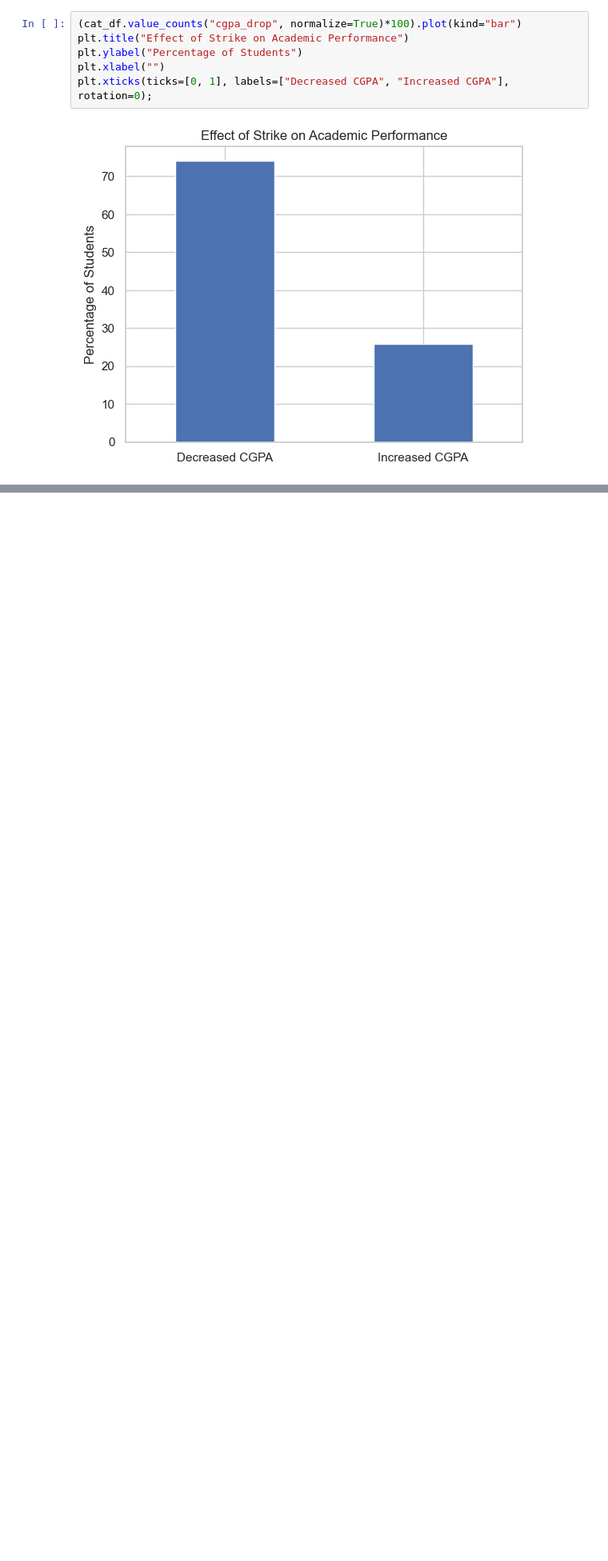
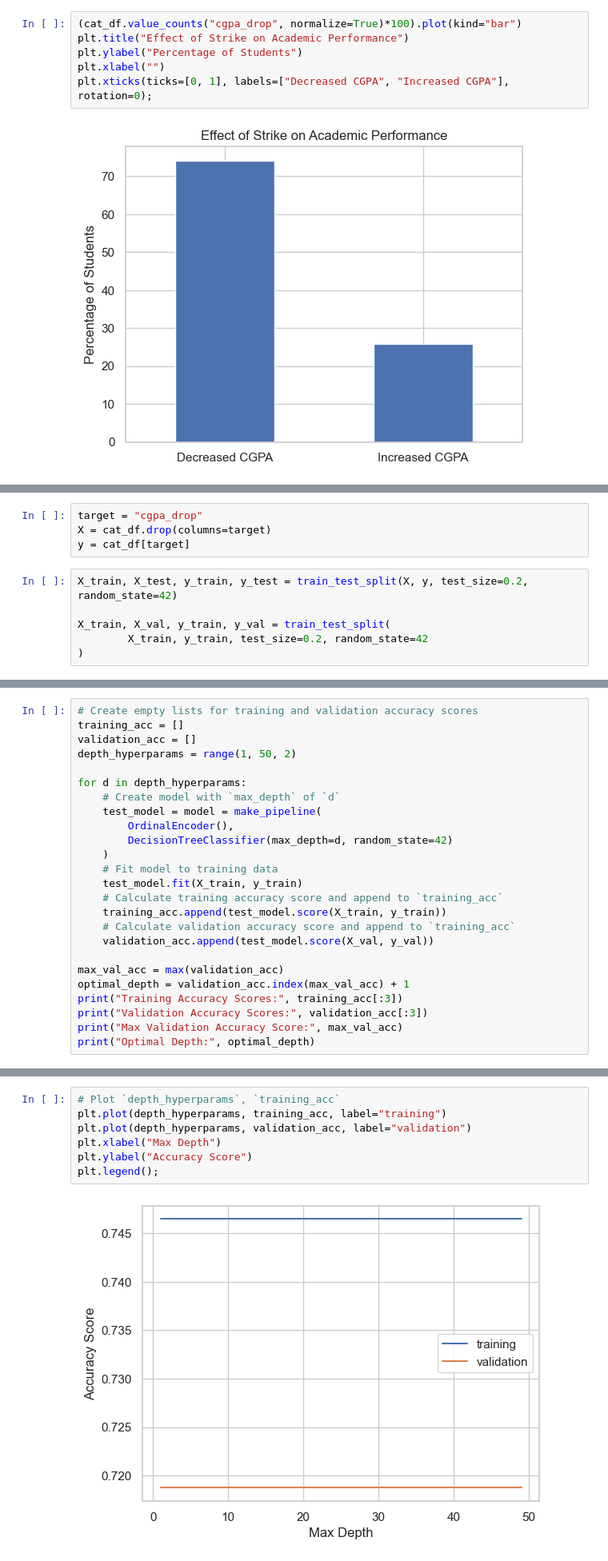
Before and after one commit to socratesjnr/asuu-strike-project, a Jupyter notebook: mock analysis/test_eda.ipynb, the cells around one changed output, grey strips where cells are left out. Shown at 80% size. Saved outputs shown, nothing was run; the diff lists cells and outputs as text; blank space fills up the shorter version.

```diff
--- a/mock analysis/test_eda.ipynb
+++ b/mock analysis/test_eda.ipynb
@@ -330,0 +463,10 @@ plt.xticks(ticks=[0, 1], labels=["Decreased CGPA", "Increased CGPA"], rotation=0
+# %%
+target = "cgpa_drop"
+X = cat_df.drop(columns=target)
+y = cat_df[target]
+# %%
+X_train, X_test, y_train, y_test = train_test_split(X, y, test_size=0.2, random_state=42)
+
+X_train, X_val, y_train, y_val = train_test_split(
+        X_train, y_train, test_size=0.2, random_state=42
+)
@@ -330,0 +478,25 @@ plt.xticks(ticks=[0, 1], labels=["Decreased CGPA", "Increased CGPA"], rotation=0
+# %%
+# Create empty lists for training and validation accuracy scores
+training_acc = []
+validation_acc = []
+depth_hyperparams = range(1, 50, 2)
+
+for d in depth_hyperparams:
+    # Create model with `max_depth` of `d`
+    test_model = model = make_pipeline(
+        OrdinalEncoder(),
+        DecisionTreeClassifier(max_depth=d, random_state=42)
+    )
+    # Fit model to training data
+    test_model.fit(X_train, y_train)
+    # Calculate training accuracy score and append to `training_acc`
+    training_acc.append(test_model.score(X_train, y_train))
+    # Calculate validation accuracy score and append to `training_acc`
+    validation_acc.append(test_model.score(X_val, y_val))
+
+max_val_acc = max(validation_acc)
+optimal_depth = validation_acc.index(max_val_acc) + 1
+print("Training Accuracy Scores:", training_acc[:3])
+print("Validation Accuracy Scores:", validation_acc[:3])
+print("Max Validation Accuracy Score:", max_val_acc)
+print("Optimal Depth:", optimal_depth)
@@ -330,0 +508,9 @@ plt.xticks(ticks=[0, 1], labels=["Decreased CGPA", "Increased CGPA"], rotation=0
+# %%
+# Plot `depth_hyperparams`, `training_acc`
+plt.plot(depth_hyperparams, training_acc, label="training")
+plt.plot(depth_hyperparams, validation_acc, label="validation")
+plt.xlabel("Max Depth")
+plt.ylabel("Accuracy Score")
+plt.legend();
+# %% [output]
+[figure, added]
```
Also changed, not shown: parts of 36 cells of this notebook.
